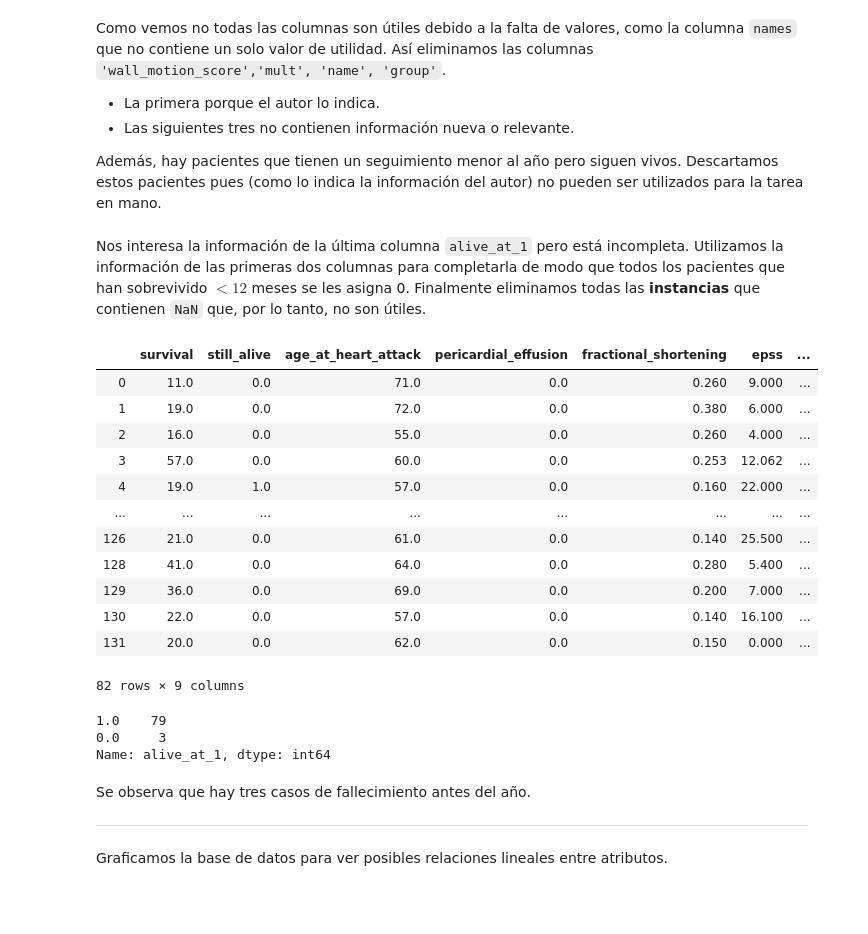
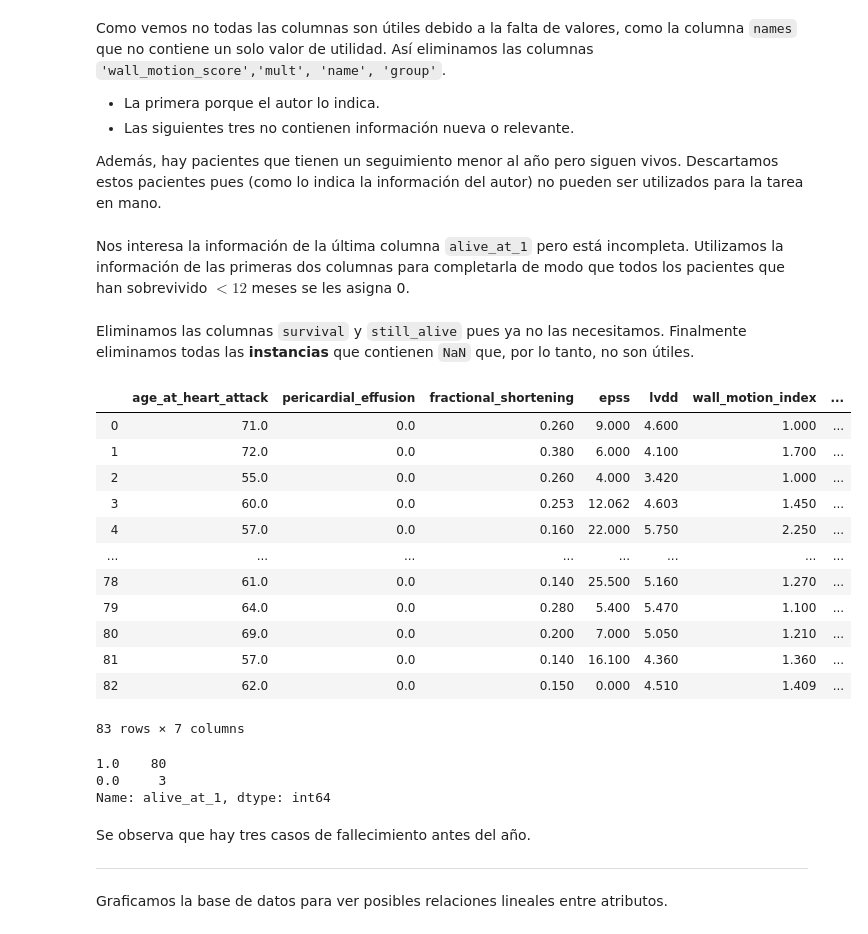
Before and after one commit to castaned/ML, a Jupyter notebook: MLP (echocardiogram)/MLP (echocardiogram).ipynb, the cells around one changed output. Saved outputs shown, nothing was run; the diff lists cells and outputs as text; code cells hidden in the pictures; blank space fills up the shorter version.

```diff
--- a/MLP (echocardiogram)/MLP (echocardiogram).ipynb
+++ b/MLP (echocardiogram)/MLP (echocardiogram).ipynb
@@ -59,34 +59,38 @@ data = data.drop(['wall_motion_score','mult', 'name', 'group'], axis=1)
 indexNames = data[ (data['survival'] < 12) & (data['still_alive'] == 1) ].index
 data.drop(indexNames, inplace=True)
 # %% [markdown]
-Nos interesa la información de la última columna `alive_at_1` pero está incompleta. Utilizamos la información de las primeras dos columnas para completarla de modo que todos los pacientes que han sobrevivido $<12$ meses se les asigna 0.  Finalmente eliminamos todas las __instancias__ que contienen `NaN` que, por lo tanto, no son útiles.
+Nos interesa la información de la última columna `alive_at_1` pero está incompleta. Utilizamos la información de las primeras dos columnas para completarla de modo que todos los pacientes que han sobrevivido $<12$ meses se les asigna 0.
 # %%
 for i in range( len(data['survival'].values) ):
     if (data['survival'].values[i] < 12):
         data['alive_at_1'].values[i] = 0
     else:
         data['alive_at_1'].values[i] = 1
-
-data.dropna(inplace=True)
-display(data)
-data['alive_at_1'].value_counts()
-# %% [output]
-|  | survival | still_alive | age_at_heart_attack | pericardial_effusion | fractional_shortening | epss | ... |
-| 0 | 11.0 | 0.0 | 71.0 | 0.0 | 0.260 | 9.000 | ... |
-| 1 | 19.0 | 0.0 | 72.0 | 0.0 | 0.380 | 6.000 | ... |
-| 2 | 16.0 | 0.0 | 55.0 | 0.0 | 0.260 | 4.000 | ... |
-| 3 | 57.0 | 0.0 | 60.0 | 0.0 | 0.253 | 12.062 | ... |
-| 4 | 19.0 | 1.0 | 57.0 | 0.0 | 0.160 | 22.000 | ... |
-| ... | ... | ... | ... | ... | ... | ... | ... |
-| 126 | 21.0 | 0.0 | 61.0 | 0.0 | 0.140 | 25.500 | ... |
-| 128 | 41.0 | 0.0 | 64.0 | 0.0 | 0.280 | 5.400 | ... |
-| 129 | 36.0 | 0.0 | 69.0 | 0.0 | 0.200 | 7.000 | ... |
-| 130 | 22.0 | 0.0 | 57.0 | 0.0 | 0.140 | 16.100 | ... |
-| 131 | 20.0 | 0.0 | 62.0 | 0.0 | 0.150 | 0.000 | ... |
-82 rows × 9 columns
-1.0    79
-0.0     3
-Name: alive_at_1, dtype: int64
+# %% [markdown]
+Eliminamos las columnas `survival` y `still_alive` pues ya no las necesitamos. Finalmente eliminamos todas las __instancias__ que contienen `NaN` que, por lo tanto, no son útiles.
+# %%
+data.drop(['survival', 'still_alive'], axis=1, inplace=True)
+data.dropna(inplace=True)
+data.reset_index(drop=True, inplace=True)
+display(data)
+data['alive_at_1'].value_counts()
+# %% [output]
+|  | age_at_heart_attack | pericardial_effusion | fractional_shortening | epss | lvdd | wall_motion_index | ... |
+| 0 | 71.0 | 0.0 | 0.260 | 9.000 | 4.600 | 1.000 | ... |
+| 1 | 72.0 | 0.0 | 0.380 | 6.000 | 4.100 | 1.700 | ... |
+| 2 | 55.0 | 0.0 | 0.260 | 4.000 | 3.420 | 1.000 | ... |
+| 3 | 60.0 | 0.0 | 0.253 | 12.062 | 4.603 | 1.450 | ... |
+| 4 | 57.0 | 0.0 | 0.160 | 22.000 | 5.750 | 2.250 | ... |
+| ... | ... | ... | ... | ... | ... | ... | ... |
+| 78 | 61.0 | 0.0 | 0.140 | 25.500 | 5.160 | 1.270 | ... |
+| 79 | 64.0 | 0.0 | 0.280 | 5.400 | 5.470 | 1.100 | ... |
+| 80 | 69.0 | 0.0 | 0.200 | 7.000 | 5.050 | 1.210 | ... |
+| 81 | 57.0 | 0.0 | 0.140 | 16.100 | 4.360 | 1.360 | ... |
+| 82 | 62.0 | 0.0 | 0.150 | 0.000 | 4.510 | 1.409 | ... |
+83 rows × 7 columns
+1.0    80
+0.0     3
+Name: alive_at_1, dtype: int64
 # %% [markdown]
 Se observa que hay tres casos de fallecimiento antes del año.
 ***
```
Also changed, not shown: parts of 15 cells of this notebook, 2 other files.
